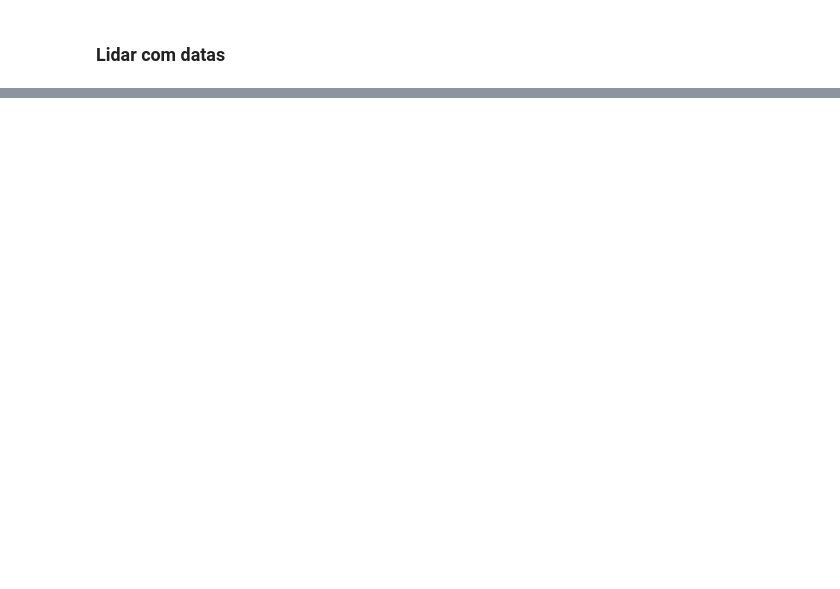
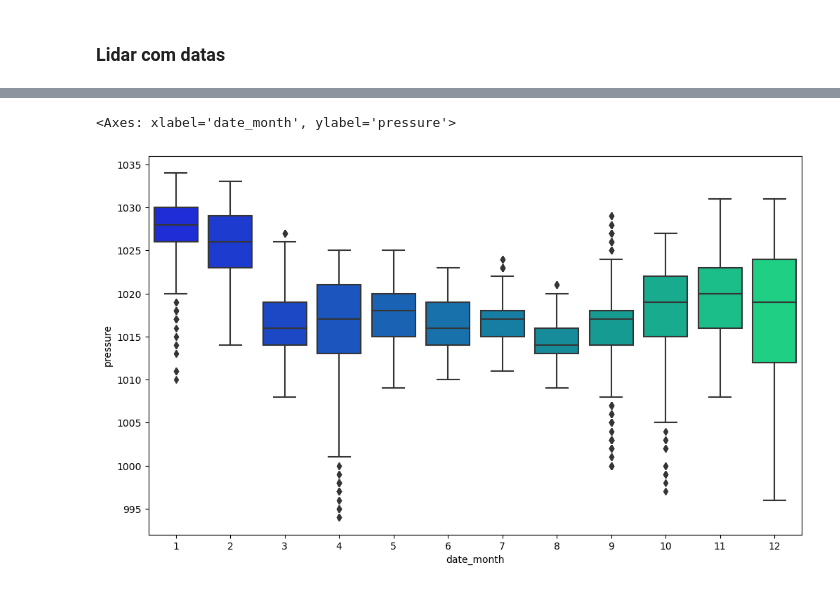
Before and after one commit to joaofaria19/DAA-Trabalho, a Jupyter notebook: competicao.ipynb, the cells around one changed output, grey strips where cells are left out. Saved outputs shown, nothing was run; the diff lists cells and outputs as text; code cells hidden in the pictures; blank space fills up the shorter version.

```diff
--- a/competicao.ipynb
+++ b/competicao.ipynb
@@ -459,0 +316,2 @@ plt.show()
+# %%
+df_train['Data'] = pd.to_datetime(df_train['Data'], format='%Y-%m-%d', errors='coerce')
@@ -459,0 +322,6 @@ plt.show()
+# %%
+df_train['date_year'] = df_train['Data'].dt.year
+df_train['date_month'] = df_train['Data'].dt.month
+df_train['date_day'] = df_train['Data'].dt.day
+df_train['date_hour'] = df_train['Hora']
+df_train.head()
@@ -459,0 +364,4 @@ plt.show()
+# %%
+df_train.drop('Data', axis=1, inplace=True)
+df_train.drop('Hora', axis=1, inplace=True)
+df_train.head()
@@ -459,0 +402,6 @@ plt.show()
+# %%
+df_train.drop(['sea_level'], axis=1, inplace=True)
+df_train.drop(['grnd_level'], axis=1, inplace=True)
+df_train.drop(['dt'], axis=1, inplace=True)
+df_train.drop(['dt_iso'], axis=1, inplace=True)
+df_train.head()
@@ -459,0 +441,6 @@ plt.show()
+# %%
+plt.figure(figsize=(12,7))
+sns.boxplot(x='date_month',y='pressure',data=df_train,palette='winter')
+# %% [output]
+<Axes: xlabel='date_month', ylabel='pressure'>
+[figure, added]
```
Also changed, not shown: parts of 176 cells of this notebook, 7 other files.
